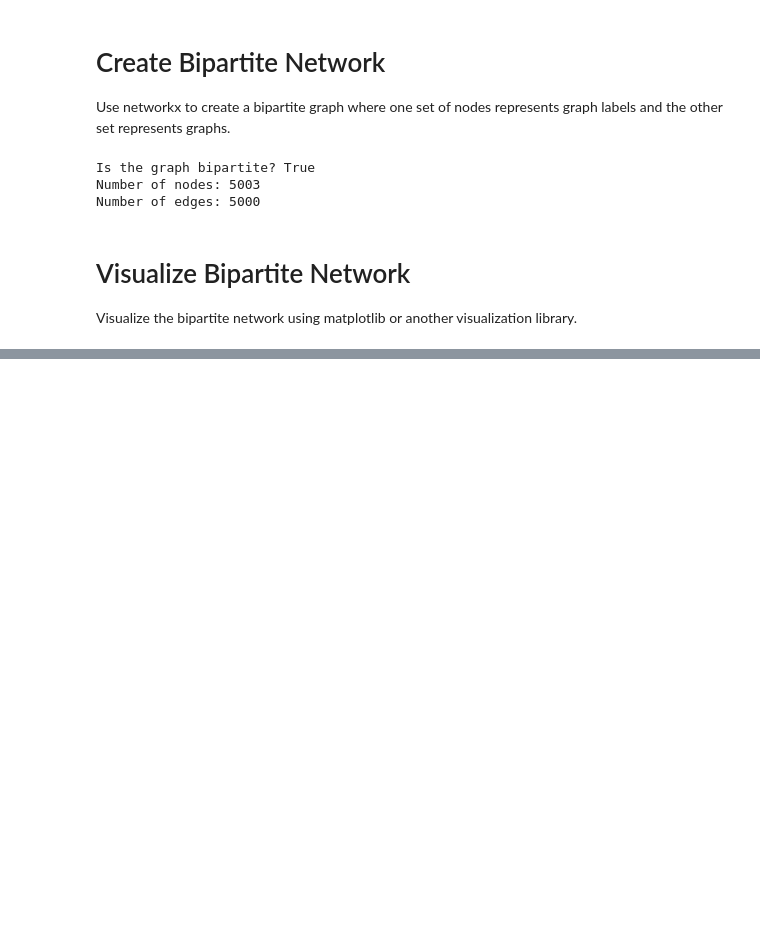
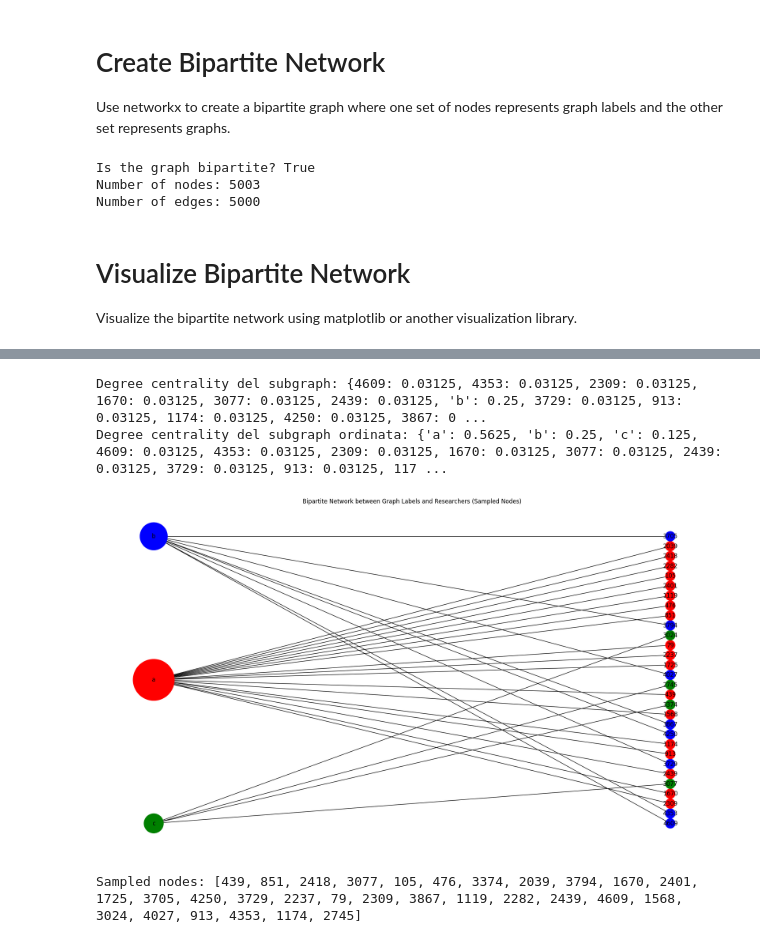
Before and after one commit to xaldvp/social_network_analysis, a Jupyter notebook: bipartite_labels.ipynb, the cells around one changed output, grey strips where cells are left out. Cells and saved outputs as stored; diff of their text form; code cells hidden in the pictures; blank space fills up the shorter version.

```diff
--- a/bipartite_labels.ipynb
+++ b/bipartite_labels.ipynb
@@ -112,0 +134,75 @@ plt.show()
+# %%
+import matplotlib.pyplot as plt
+from networkx.drawing.layout import bipartite_layout
+import random
+import networkx as nx
+
+# Separate the nodes by bipartite set
+graph_labels_nodes = {'a', 'b', 'c'}
+graphs_nodes = set(B) - graph_labels_nodes
+
+# Identify nodes connected to 'a' 'b' and 'c'
+nodes_connected_to_a = set(B.neighbors('a'))
+nodes_connected_to_b = set(B.neighbors('b'))
+nodes_connected_to_c = set(B.neighbors('c'))
+
+# Combine the nodes connected to 'a' 'b' and 'c'
+combined_nodes = nodes_connected_to_b.union(nodes_connected_to_c).union(nodes_connected_to_a)
+
+# Convert the set to a list
+combined_nodes_list = list(combined_nodes)
+
+# Sample 100 nodes from the combined list
+sampled_nodes = random.sample(combined_nodes_list, min(30, len(combined_nodes_list)))
+
+# Include the label nodes in the sampled nodes
+sampled_nodes_with_labels = set(sampled_nodes).union(graph_labels_nodes)
+
+# Create a subgraph with the sampled nodes and label nodes
+subgraph = B.subgraph(sampled_nodes_with_labels)
+
+# Create the layout
+pos = bipartite_layout(subgraph, graph_labels_nodes.intersection(subgraph.nodes))
+
+# Aggiungi la degree centrality al subgraph
+subgraph_degree_centrality = nx.degree_centrality(subgraph)
+print("Degree centrality del subgraph:", subgraph_degree_centrality)
+
+# Ordina il dizionario in base al valore della degree centrality
+sorted_subgraph_degree_centrality = dict(sorted(subgraph_degree_centrality.items(), key=lambda item: item[1], reverse=True))
+print("Degree centrality del subgraph ordinata:", sorted_subgraph_degree_centrality)
+
+# Define node colors based on labels
+node_colors = []
+for node in subgraph.nodes():
+    if node == 'a':
+        node_colors.append('red')
+    elif node == 'b':
+        node_colors.append('blue')
+    elif node == 'c':
+        node_colors.append('green')
+    else:
+        # Determine the color based on the connected label node
+        neighbors = list(subgraph.neighbors(node))
+        if 'a' in neighbors:
+            node_colors.append('red')
+        elif 'b' in neighbors:
+            node_colors.append('blue')
+        elif 'c' in neighbors:
+            node_colors.append('green')
+        else:
+            node_colors.append('lightgreen')
+
+# Draw the bipartite graph
+plt.figure(figsize=(18, 10))
+nx.draw(subgraph, pos, with_labels=True, node_color=node_colors, node_size=[v * 13000 for v in subgraph_degree_centrality.values()])
+plt.title("Bipartite Network between Graph Labels and Researchers (Sampled Nodes)")
+plt.show()
+
+# Print the sampled nodes
+print("Sampled nodes:", sampled_nodes)
+# %% [output]
+Degree centrality del subgraph: {4609: 0.03125, 4353: 0.03125, 2309: 0.03125, 1670: 0.03125, 3077: 0.03125, 2439: 0.03125, 'b': 0.25, 3729: 0.03125, 913: 0.03125, 1174: 0.03125, 4250: 0.03125, 3867: 0 ...
+Degree centrality del subgraph ordinata: {'a': 0.5625, 'b': 0.25, 'c': 0.125, 4609: 0.03125, 4353: 0.03125, 2309: 0.03125, 1670: 0.03125, 3077: 0.03125, 2439: 0.03125, 3729: 0.03125, 913: 0.03125, 117 ...
+[figure, added]
+Sampled nodes: [439, 851, 2418, 3077, 105, 476, 3374, 2039, 3794, 1670, 2401, 1725, 3705, 4250, 3729, 2237, 79, 2309, 3867, 1119, 2282, 2439, 4609, 1568, 3024, 4027, 913, 4353, 1174, 2745]
```
Also changed, not shown: parts of 4 cells of this notebook.
